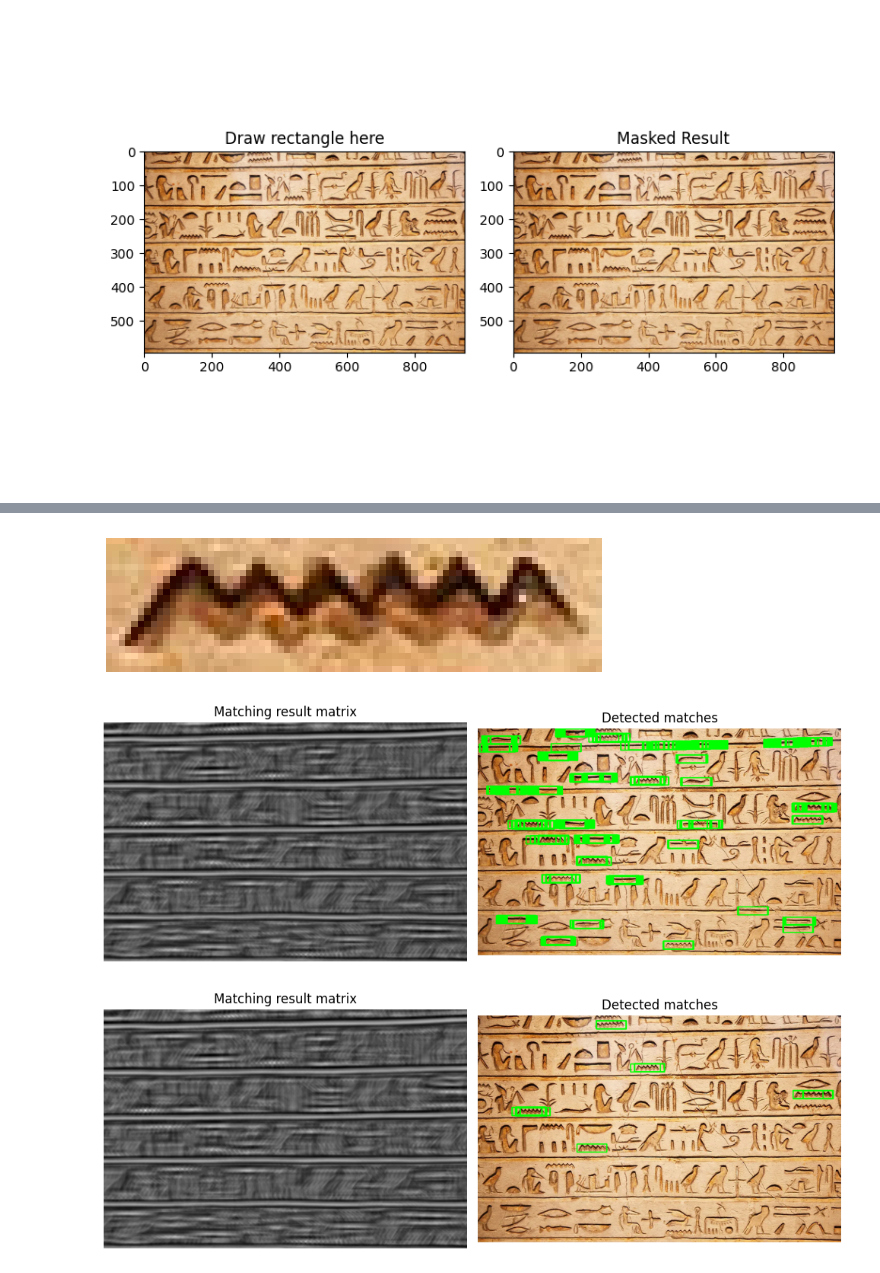
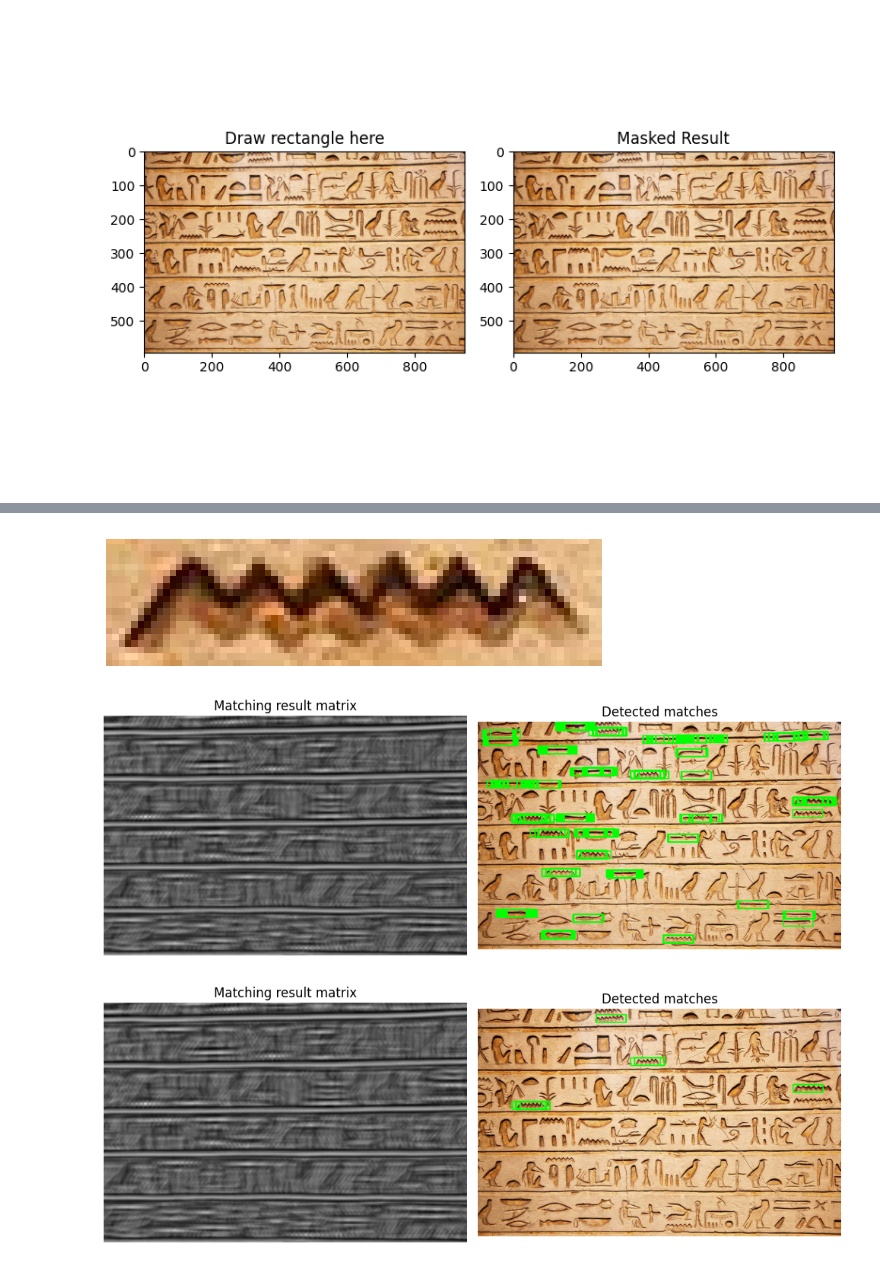
Before and after one commit to seafoodfry/ml-workspace, a Jupyter notebook: gpu-sandbox/vision/003-convolutions-cross-correlations.ipynb, the cells around one changed output, grey strips where cells are left out. Cells and saved outputs as stored; diff of their text form; code cells hidden in the pictures.

```diff
--- a/gpu-sandbox/vision/003-convolutions-cross-correlations.ipynb
+++ b/gpu-sandbox/vision/003-convolutions-cross-correlations.ipynb
@@ -652,14 +652,14 @@ plt.show()
 # %%
-manually_shifted_x = x+8
-manually_shifted_y = y+10
-cropped_image = CACHE['egyptian'].img[manually_shifted_y:manually_shifted_y+h-15, manually_shifted_x:manually_shifted_x+w-12]
+manually_shifted_x = x+7
+manually_shifted_y = y+5
+cropped_image = CACHE['egyptian'].img[manually_shifted_y:manually_shifted_y+h-6, manually_shifted_x:manually_shifted_x+w-12]
 cropped_image_rgb = cv.cvtColor(cropped_image, cv.COLOR_BGR2RGB)
 
 plt.imshow(cropped_image_rgb)
 plt.axis('off')
 plt.show()
 # %% [output]
-[figure, old version]
+[figure, new version]
 # %%
 def visualize_template_matching(img, template, method=cv.TM_CCOEFF_NORMED, threshold=0.5):
     """
@@ -734,7 +734,7 @@ ax2.axis('off')
 plt.tight_layout()
 plt.show()
 # %% [output]
-[figure, old version]
+[figure, new version]
 # %%
 original_img = CACHE['egyptian'].img
 template = cropped_image
```
Also changed, not shown: parts of 8 cells of this notebook.
